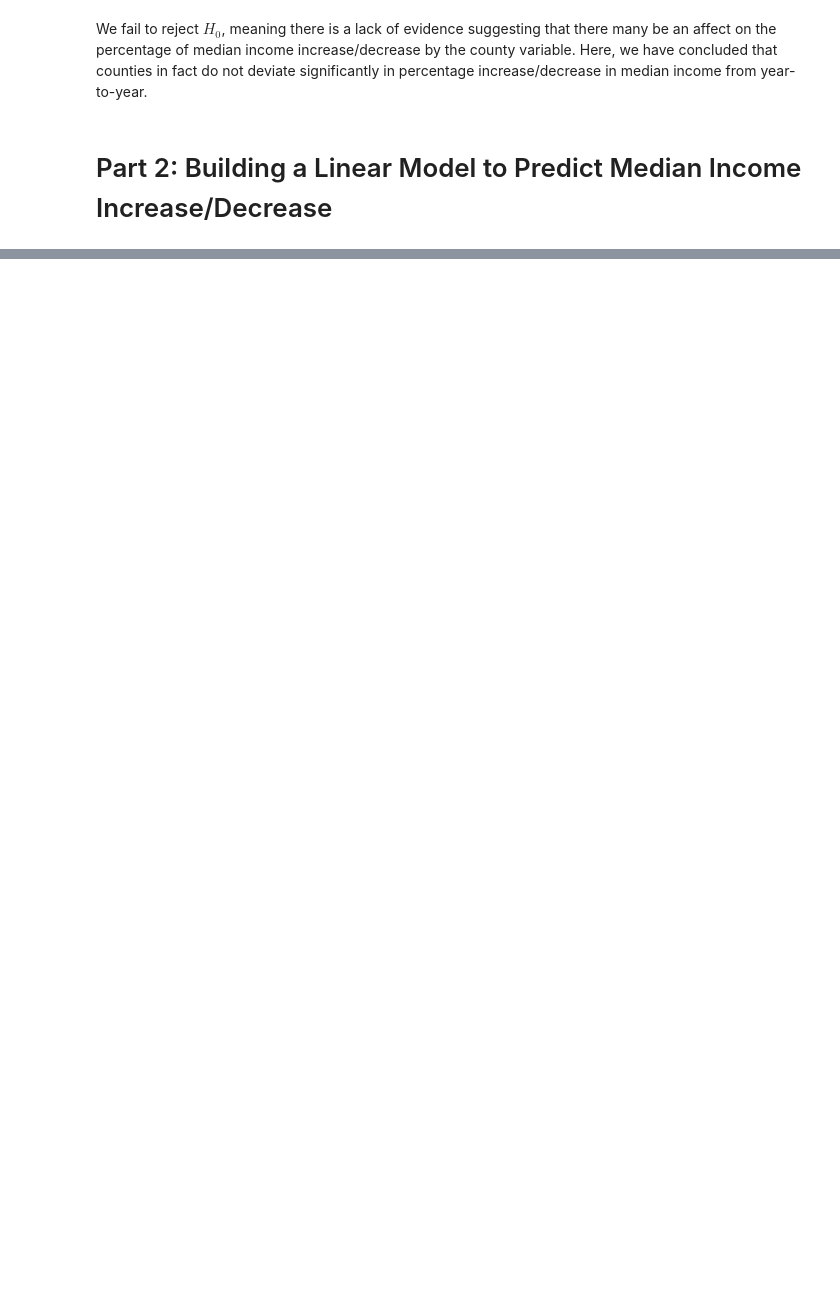
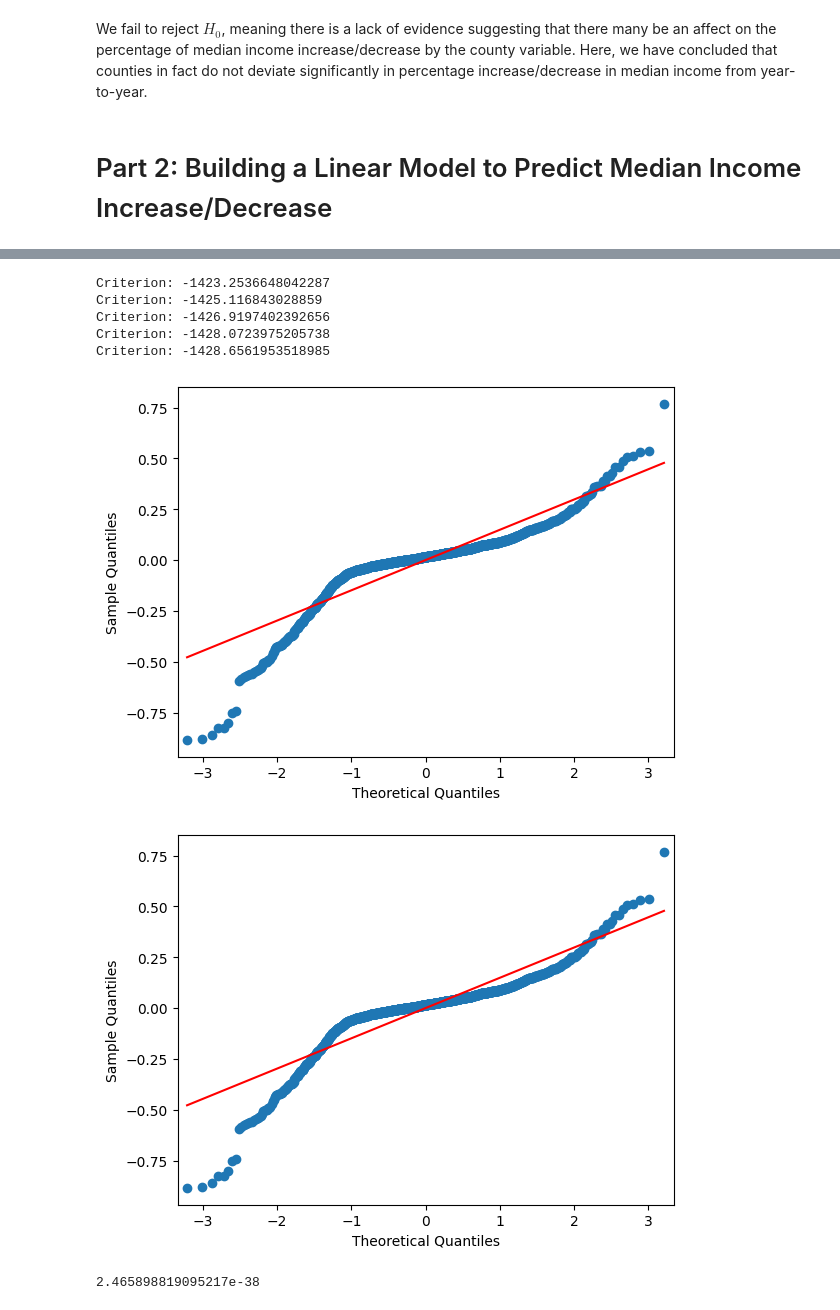
Before and after one commit to aindraga/Math189_FinalProject, a Jupyter notebook: final_project.ipynb, the cells around one changed output, grey strips where cells are left out. Cells and saved outputs as stored; diff of their text form; code cells hidden in the pictures; blank space fills up the shorter version.

```diff
--- a/final_project.ipynb
+++ b/final_project.ipynb
@@ -409,0 +504,6 @@ We fail to reject $H_0$, meaning there is a lack of evidence suggesting that the
+# %%
+transform_df = reg_df.assign(**{
+    "transform_income": np.cbrt(reg_df["income_increase"])
+}).drop("income_increase", axis=1, inplace=False)
+
+transform_df.head()
@@ -409,0 +517,19 @@ We fail to reject $H_0$, meaning there is a lack of evidence suggesting that the
+# %%
+cbrt_formula = "transform_income ~ " + " + ".join(backward(transform_df, "transform_income"))
+cbrt_model = smf.ols(cbrt_formula, transform_df).fit()
+# %% [output]
+Criterion: -1423.2536648042287
+Criterion: -1425.116843028859
+Criterion: -1426.9197402392656
+Criterion: -1428.0723975205738
+Criterion: -1428.6561953518985
+# %%
+sm.qqplot(cbrt_model.resid, line="s")
+# %% [output]
+[figure, added]
+[figure, added]
+# %%
+resid_shap_test_stat, resid_shap_pval = stats.shapiro(cbrt_model.resid)
+resid_shap_pval
+# %% [output]
+2.465898819095217e-38
```
Also changed, not shown: parts of 28 cells of this notebook.
